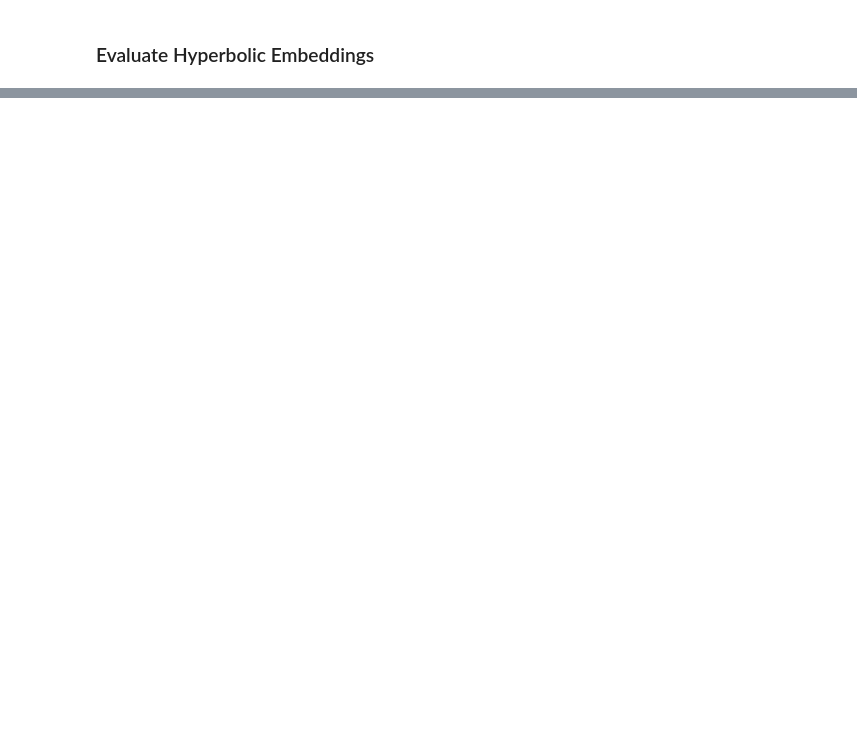
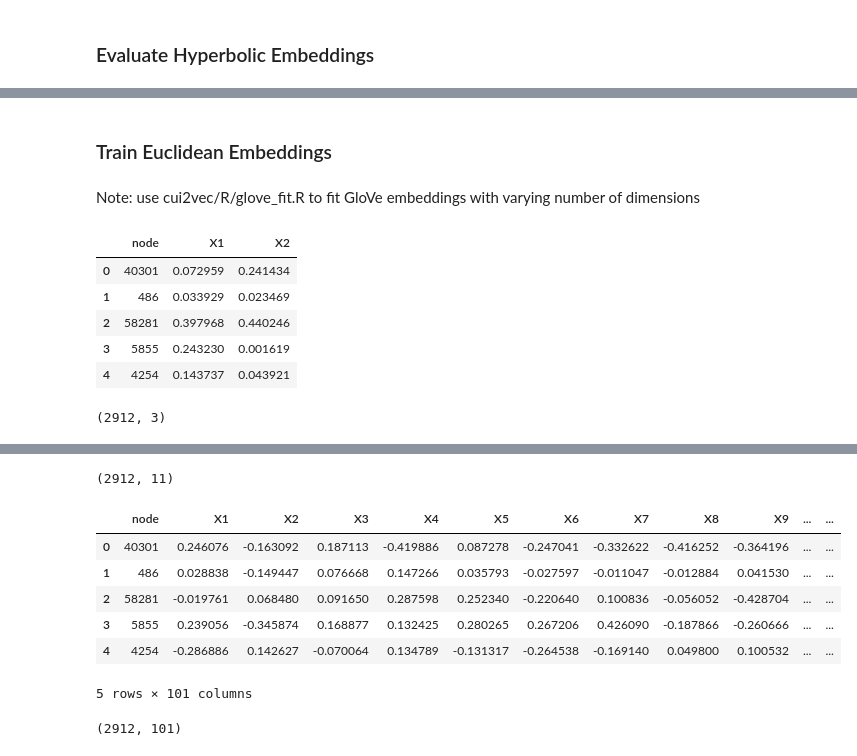
Before and after one commit to drewwilimitis/Hyperbolic-ICD-Embeddings-MIMIC3, a Jupyter notebook: mimic_iii_mortality_prediction.ipynb, the cells around one changed output, grey strips where cells are left out. Saved outputs shown, nothing was run; the diff lists cells and outputs as text; code cells hidden in the pictures; blank space fills up the shorter version.

```diff
--- a/mimic_iii_mortality_prediction.ipynb
+++ b/mimic_iii_mortality_prediction.ipynb
@@ -396,0 +449,4 @@ np.mean(within_means) / np.mean(between_means)
+# %% [markdown]
+### Train Euclidean Embeddings
+# %% [markdown]
+Note: use cui2vec/R/glove_fit.R to fit GloVe embeddings with varying number of dimensions
@@ -396,0 +456,27 @@ np.mean(within_means) / np.mean(between_means)
+# %%
+# load embeddings
+glove_2 = pd.read_csv('data/mimic-iii/mortality_pred/glove_emb_2.csv')
+glove_2['Unnamed: 0'] = list(G.nodes())
+glove_2.rename(columns={'Unnamed: 0': 'node'}, inplace=True)
+glove_2.head()
+glove_2.shape
+
+glove_10 = pd.read_csv('data/mimic-iii/mortality_pred/glove_emb_10.csv')
+glove_10['Unnamed: 0'] = list(G.nodes())
+glove_10.rename(columns={'Unnamed: 0': 'node'}, inplace=True)
+glove_10.head()
+glove_10.shape
+
+glove_100 = pd.read_csv('data/mimic-iii/mortality_pred/glove_emb_100.csv')
+glove_100['Unnamed: 0'] = list(G.nodes())
+glove_100.rename(columns={'Unnamed: 0': 'node'}, inplace=True)
+glove_100.head()
+glove_100.shape
+# %% [output]
+|  | node | X1 | X2 |
+| 0 | 40301 | 0.072959 | 0.241434 |
+| 1 | 486 | 0.033929 | 0.023469 |
+| 2 | 58281 | 0.397968 | 0.440246 |
+| 3 | 5855 | 0.243230 | 0.001619 |
+| 4 | 4254 | 0.143737 | 0.043921 |
+(2912, 3)
@@ -396,0 +489,9 @@ np.mean(within_means) / np.mean(between_means)
+(2912, 11)
+|  | node | X1 | X2 | X3 | X4 | X5 | X6 | X7 | X8 | X9 | ... | ... |
+| 0 | 40301 | 0.246076 | -0.163092 | 0.187113 | -0.419886 | 0.087278 | -0.247041 | -0.332622 | -0.416252 | -0.364196 | ... | ... |
+| 1 | 486 | 0.028838 | -0.149447 | 0.076668 | 0.147266 | 0.035793 | -0.027597 | -0.011047 | -0.012884 | 0.041530 | ... | ... |
+| 2 | 58281 | -0.019761 | 0.068480 | 0.091650 | 0.287598 | 0.252340 | -0.220640 | 0.100836 | -0.056052 | -0.428704 | ... | ... |
+| 3 | 5855 | 0.239056 | -0.345874 | 0.168877 | 0.132425 | 0.280265 | 0.267206 | 0.426090 | -0.187866 | -0.260666 | ... | ... |
+| 4 | 4254 | -0.286886 | 0.142627 | -0.070064 | 0.134789 | -0.131317 | -0.264538 | -0.169140 | 0.049800 | 0.100532 | ... | ... |
+5 rows × 101 columns
+(2912, 101)
```
Also changed, not shown: parts of 16 cells of this notebook, 1 other file.
